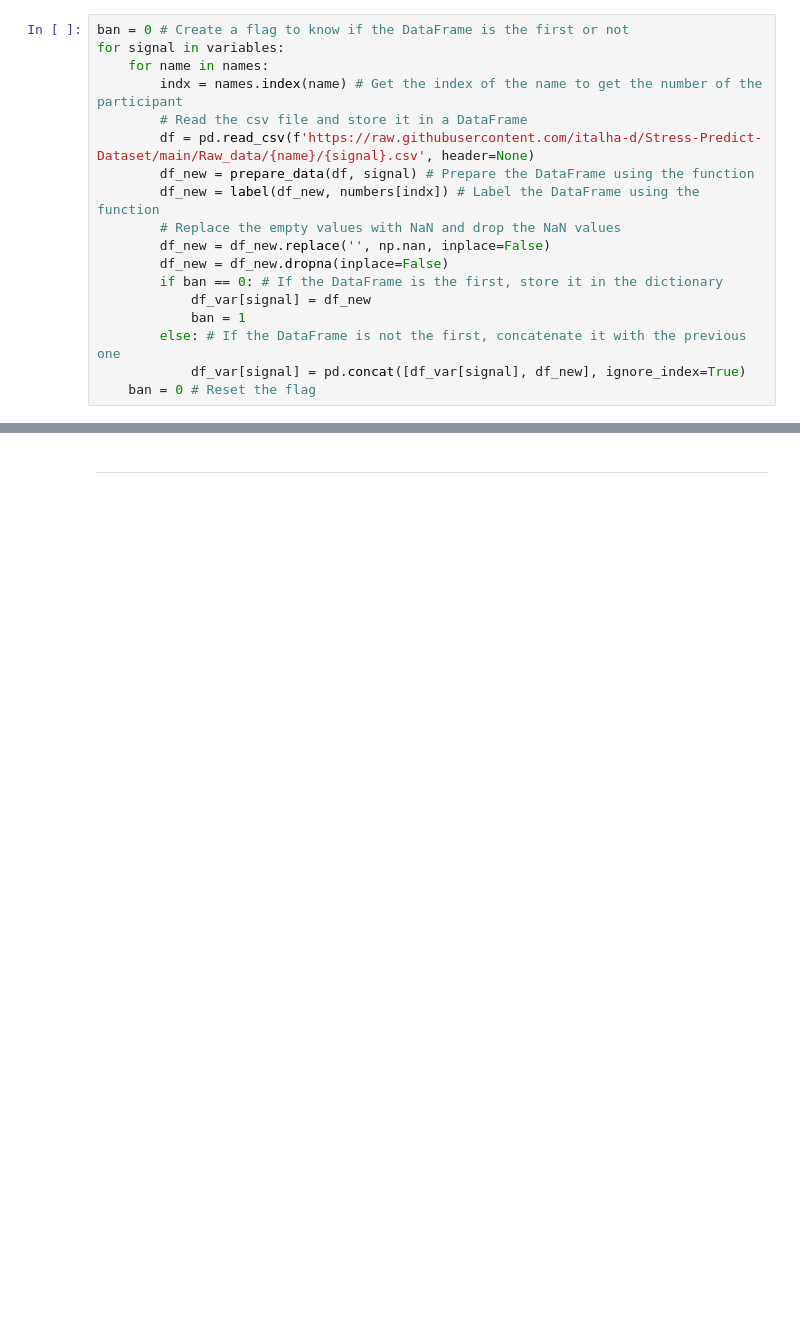
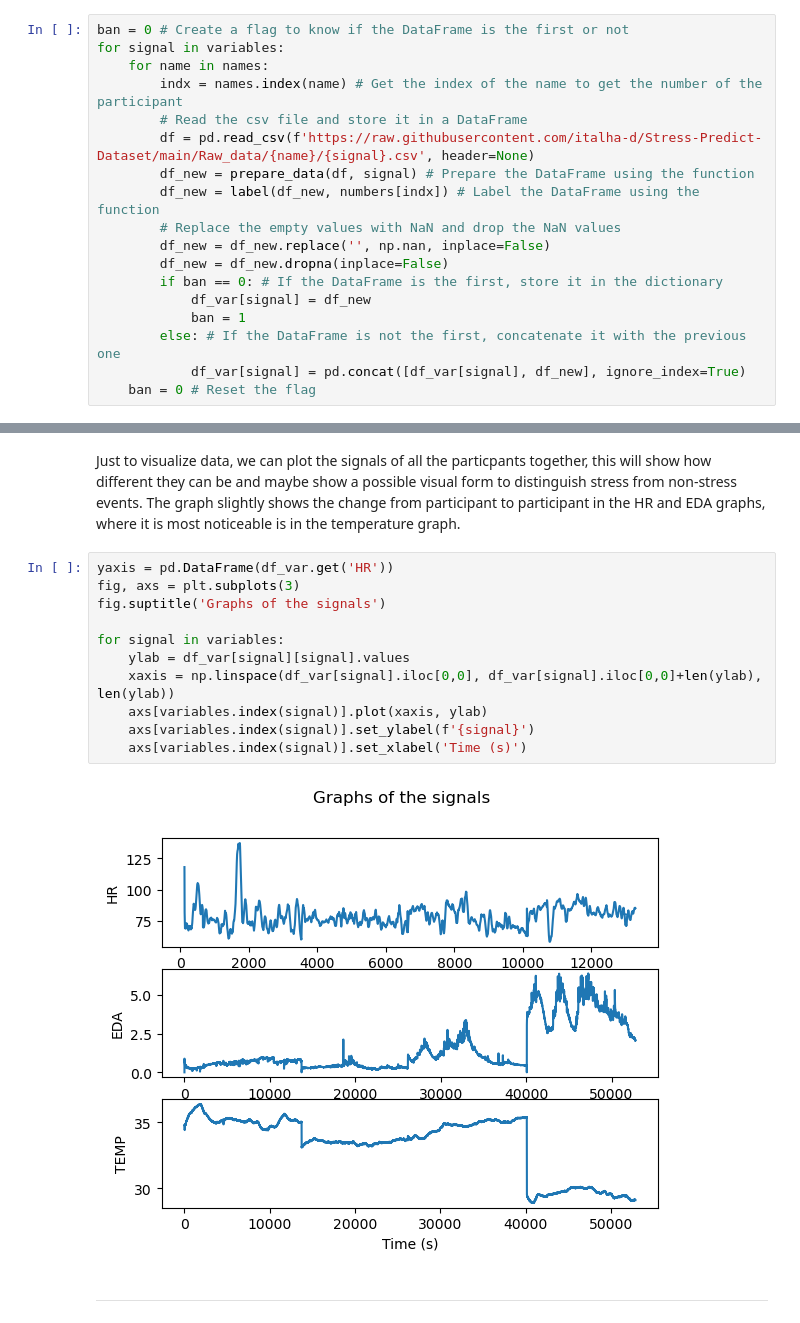
Before and after one commit to A01632681/DataScience, a Jupyter notebook: Assigment 2/Assigment2.ipynb, the cells around one changed output, grey strips where cells are left out. Drawn from its saved outputs; the diff is of its cells as text; blank space fills up the shorter version.

```diff
--- a/Assigment 2/Assigment2.ipynb
+++ b/Assigment 2/Assigment2.ipynb
@@ -157,3 +150,19 @@ for i in names:
+# %% [markdown]
+Just to visualize data, we can plot the signals of all the particpants together, this will show how different they can be and maybe show a possible visual form to distinguish stress from non-stress events.
+The graph slightly shows the change from participant to participant in the HR and EDA graphs, where it is most noticeable is in the temperature graph.
+# %%
+yaxis = pd.DataFrame(df_var.get('HR'))
+fig, axs = plt.subplots(3)
+fig.suptitle('Graphs of the signals')
+
+for signal in variables:
+    ylab = df_var[signal][signal].values
+    xaxis = np.linspace(df_var[signal].iloc[0,0], df_var[signal].iloc[0,0]+len(ylab), len(ylab))
+    axs[variables.index(signal)].plot(xaxis, ylab)
+    axs[variables.index(signal)].set_ylabel(f'{signal}')
+    axs[variables.index(signal)].set_xlabel('Time (s)')
+# %% [output]
+[figure, added]
 # %% [markdown]
 ***
 # %% [markdown]
```
Also changed, not shown: parts of 7 cells of this notebook, 2 other files.
